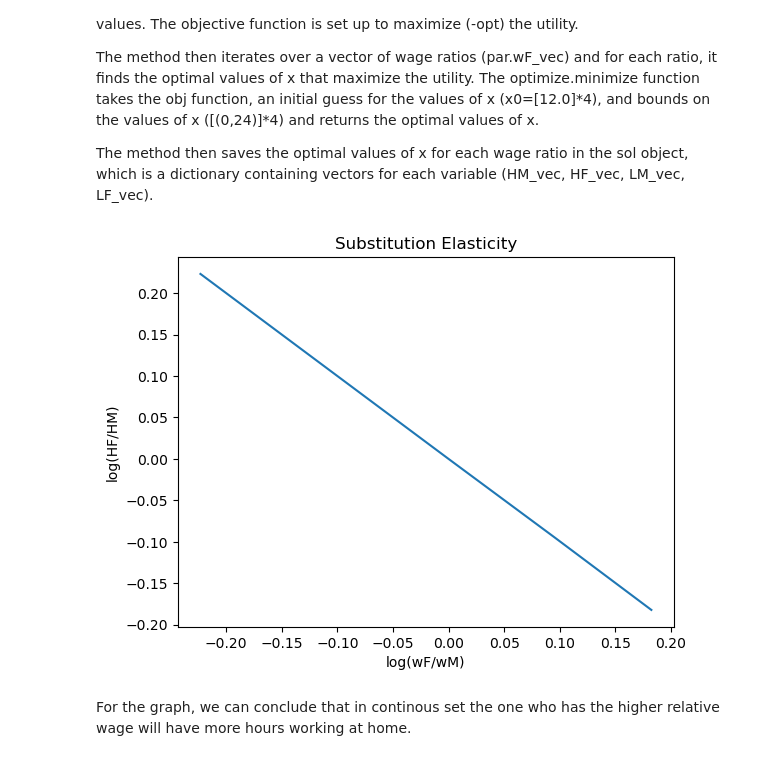
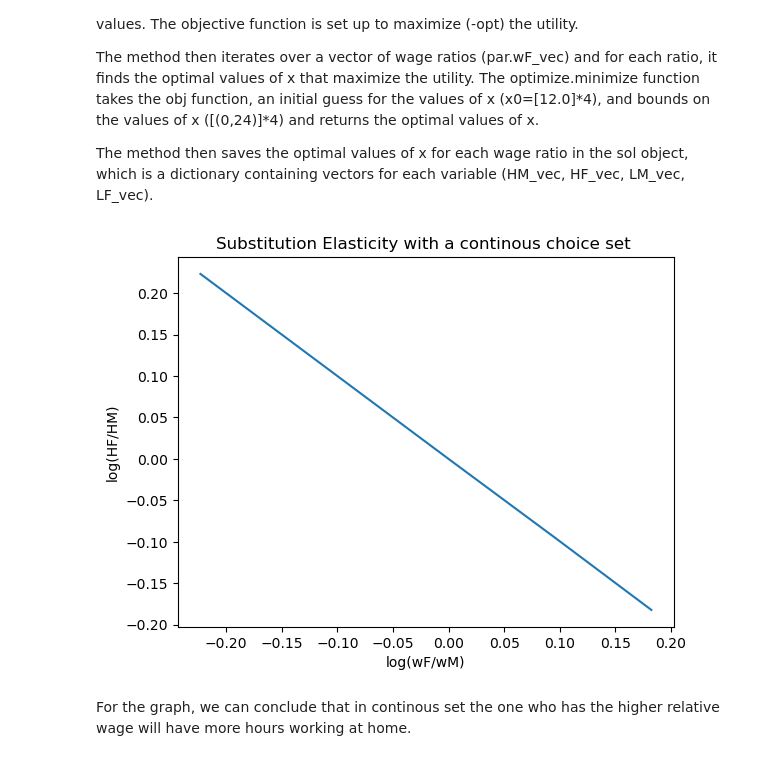
Before and after one commit to NumEconCopenhagen/projects-2023-newteam, a Jupyter notebook: inauguralproject/inauguralproject.ipynb, the cells around one changed output. Drawn from its saved outputs; the diff is of its cells as text; code cells hidden in the pictures.

```diff
--- a/inauguralproject/inauguralproject.ipynb
+++ b/inauguralproject/inauguralproject.ipynb
@@ -149,20 +143,19 @@ model.run_regression()
 # %%
 # calculate HF/HM and wF/wM
 HFHM = model.sol.HF_vec / model.sol.HM_vec
 wFwM = model.par.wF_vec / model.par.wM
 
 # take logarithm of both
 log_HFHM = np.log(HFHM)
 log_wFwM = np.log(wFwM)
 
-# plot
-plt.plot(log_wFwM, log_HFHM)
-plt.xlabel('log(wF/wM)')
-plt.ylabel('log(HF/HM)')
-plt.title('Substitution Elasticity')
-plt.show()
+#set title
+title = 'Substitution Elasticity with a continous choice set '
+
+#call function plot figure
+model.plot_results(log_wFwM, log_HFHM, title)
 # %% [output]
-[figure, old version]
+[figure, new version]
 # %% [markdown]
 For the graph, we can conclude that in continous set the one who has the higher relative wage will have more hours working at home.
 # %% [markdown]
```
Also changed, not shown: parts of 1 cell of this notebook, 1 other file.
